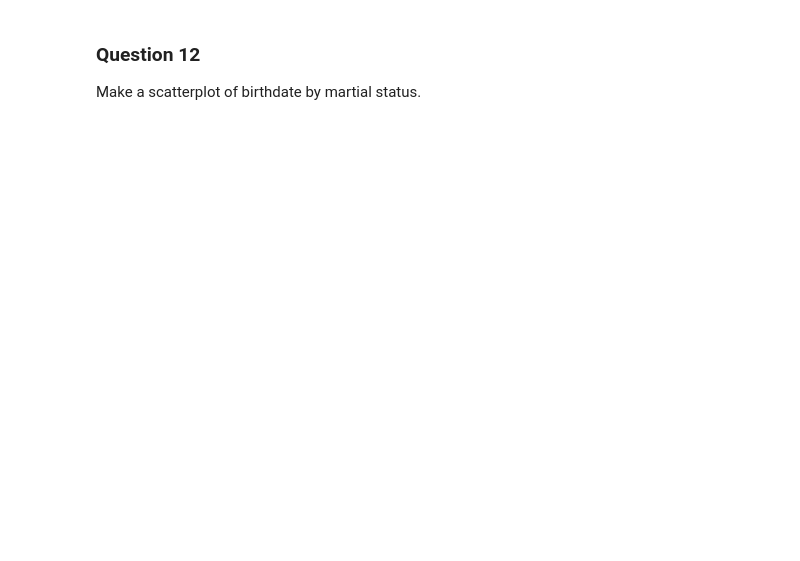
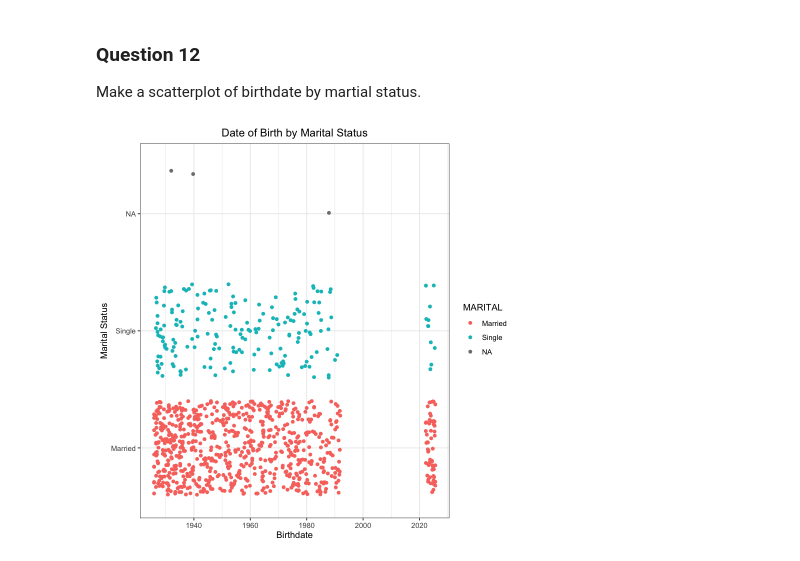
Before and after one commit to Jama-Brookes/BIOS512, a Jupyter notebook: Homework/BIOS512_HW3_Brookes.ipynb, the cells around one changed output. Drawn from its saved outputs; the diff is of its cells as text; code cells hidden in the pictures; blank space fills up the shorter version.

```diff
--- a/Homework/BIOS512_HW3_Brookes.ipynb
+++ b/Homework/BIOS512_HW3_Brookes.ipynb
@@ -229,3 +421,11 @@ Make a histogram of the ages of patients by gender.
 # %% [markdown]
 ### Question 12
 Make a scatterplot of birthdate by martial status.
+# %%
+patients_left %>% ggplot(aes(x=BIRTHDATE, y= MARITAL, color = MARITAL)) +
+  geom_jitter() +
+    theme_bw() +
+     labs(x="Birthdate",y="Marital Status",title="Date of Birth by Marital Status") +
+     theme(plot.title = element_text(hjust = 0.5))
+# %% [output]
+[figure, added]
```
Also changed, not shown: parts of 8 cells of this notebook, 9 other files.
